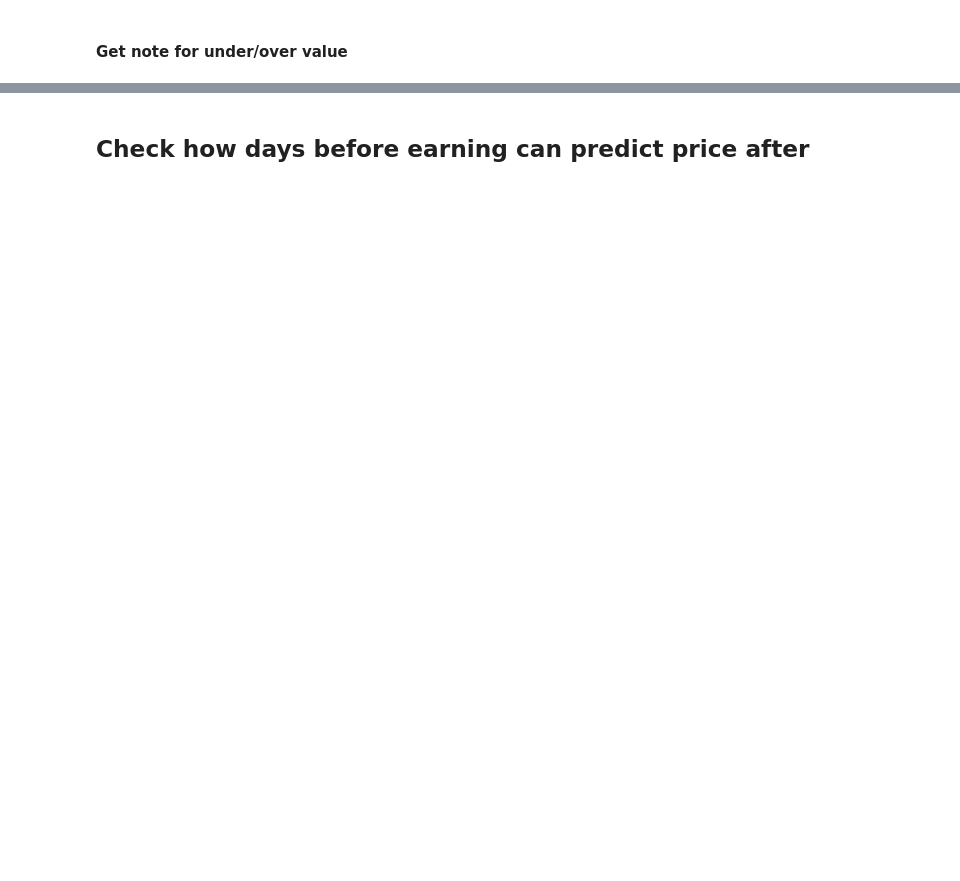
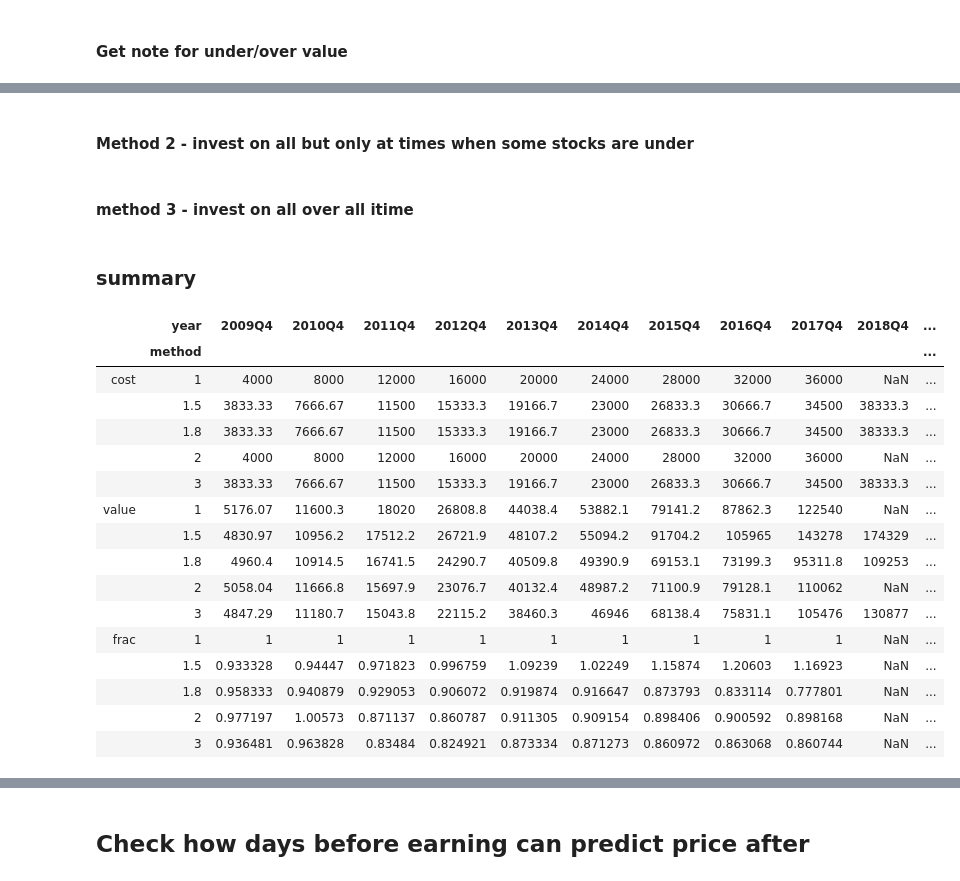
Before and after one commit to yuwei2341/stocks, a Jupyter notebook: Stock_MA.ipynb, the cells around one changed output, grey strips where cells are left out. Cells and saved outputs as stored; diff of their text form; code cells hidden in the pictures; blank space fills up the shorter version.

```diff
--- a/Stock_MA.ipynb
+++ b/Stock_MA.ipynb
@@ -469,0 +665,2 @@ for k, v in df_p.groupby('note'):
+# %%
+CASH_QUARTERLY_IF_INVEST_ALL = CASH_QUARTERLY * dfsa_under.index.nunique() / dfsa.index.nunique()
@@ -469,0 +768,56 @@ for k, v in df_p.groupby('note'):
+# %% [markdown]
+#### Method 2 - invest on all but only at times when some stocks are under
+# %%
+dfsa_same_time = dfsa[dfsa.index.isin(dfsa_under.index.unique().values)].copy()
+dfsa_same_time['dollars_bought'] = CASH_QUARTERLY / dfsa_same_time.stock.nunique()
+dfsa_same_time['shares_bought'] = dfsa_same_time['dollars_bought'] / dfsa_same_time['stock_price']
+
+for q in dfsa_same_time.index.unique().values:
+    if q.endswith('Q4'):
+        g = dfsa_same_time[dfsa_same_time.index <= q]
+        df_shares_total = get_values(g)
+        rsl = rsl.append(pd.DataFrame([q, g.index.nunique() * CASH_QUARTERLY, df_shares_total['value'].sum(), '2'],
+                                      index=['year', 'cost', 'value', 'method']).T)
+#         print(f"On {q} - cost: {g.index.nunique() * CASH_QUARTERLY}; value: {df_shares_total['value'].sum():.0f}")
+# %% [markdown]
+#### method 3 - invest on all over all itime
+# %%
+dfsa['dollars_bought'] = CASH_QUARTERLY_IF_INVEST_ALL / dfsa.stock.nunique()
+dfsa['shares_bought'] = dfsa['dollars_bought'] / dfsa['stock_price']
+
+for q in dfsa.index.unique().values:
+    if q.endswith('Q4'):
+        g = dfsa[dfsa.index <= q]
+        df_shares_total = get_values(g)
+        rsl = rsl.append(pd.DataFrame([q, g.index.nunique() * CASH_QUARTERLY_IF_INVEST_ALL, df_shares_total['value'].sum(), '3'],
+                                      index=['year', 'cost', 'value', 'method']).T)
+#         print(f"On {q} - cost: {g.index.nunique() *  CASH_QUARTERLY_IF_INVEST_ALL:.0f}; value: {df_shares_total['value'].sum():.0f}")
+# %% [markdown]
+### summary
+# %%
+rslp = rsl.pivot(index='year', columns='method', values=['cost', 'value'])
+
+tmp = pd.DataFrame()
+for i in rslp['value']:
+    tmp = pd.concat([tmp, rslp['value'][i] / rslp['value']['1'].rename(i)], axis=1, sort=False)
+tmp.columns = pd.MultiIndex.from_product([["frac"], tmp.columns])
+
+pd.concat([rslp, tmp], axis=1).T
+# %% [output]
+|  | year | 2009Q4 | 2010Q4 | 2011Q4 | 2012Q4 | 2013Q4 | 2014Q4 | 2015Q4 | 2016Q4 | 2017Q4 | 2018Q4 | ... |
+|  | method |  |  |  |  |  |  |  |  |  |  | ... |
+| cost | 1 | 4000 | 8000 | 12000 | 16000 | 20000 | 24000 | 28000 | 32000 | 36000 | NaN | ... |
+|  | 1.5 | 3833.33 | 7666.67 | 11500 | 15333.3 | 19166.7 | 23000 | 26833.3 | 30666.7 | 34500 | 38333.3 | ... |
+|  | 1.8 | 3833.33 | 7666.67 | 11500 | 15333.3 | 19166.7 | 23000 | 26833.3 | 30666.7 | 34500 | 38333.3 | ... |
+|  | 2 | 4000 | 8000 | 12000 | 16000 | 20000 | 24000 | 28000 | 32000 | 36000 | NaN | ... |
+|  | 3 | 3833.33 | 7666.67 | 11500 | 15333.3 | 19166.7 | 23000 | 26833.3 | 30666.7 | 34500 | 38333.3 | ... |
+| value | 1 | 5176.07 | 11600.3 | 18020 | 26808.8 | 44038.4 | 53882.1 | 79141.2 | 87862.3 | 122540 | NaN | ... |
+|  | 1.5 | 4830.97 | 10956.2 | 17512.2 | 26721.9 | 48107.2 | 55094.2 | 91704.2 | 105965 | 143278 | 174329 | ... |
+|  | 1.8 | 4960.4 | 10914.5 | 16741.5 | 24290.7 | 40509.8 | 49390.9 | 69153.1 | 73199.3 | 95311.8 | 109253 | ... |
+|  | 2 | 5058.04 | 11666.8 | 15697.9 | 23076.7 | 40132.4 | 48987.2 | 71100.9 | 79128.1 | 110062 | NaN | ... |
+|  | 3 | 4847.29 | 11180.7 | 15043.8 | 22115.2 | 38460.3 | 46946 | 68138.4 | 75831.1 | 105476 | 130877 | ... |
+| frac | 1 | 1 | 1 | 1 | 1 | 1 | 1 | 1 | 1 | 1 | NaN | ... |
+|  | 1.5 | 0.933328 | 0.94447 | 0.971823 | 0.996759 | 1.09239 | 1.02249 | 1.15874 | 1.20603 | 1.16923 | NaN | ... |
+|  | 1.8 | 0.958333 | 0.940879 | 0.929053 | 0.906072 | 0.919874 | 0.916647 | 0.873793 | 0.833114 | 0.777801 | NaN | ... |
+|  | 2 | 0.977197 | 1.00573 | 0.871137 | 0.860787 | 0.911305 | 0.909154 | 0.898406 | 0.900592 | 0.898168 | NaN | ... |
+|  | 3 | 0.936481 | 0.963828 | 0.83484 | 0.824921 | 0.873334 | 0.871273 | 0.860972 | 0.863068 | 0.860744 | NaN | ... |
```
Also changed, not shown: parts of 54 cells of this notebook, 7 other files.
